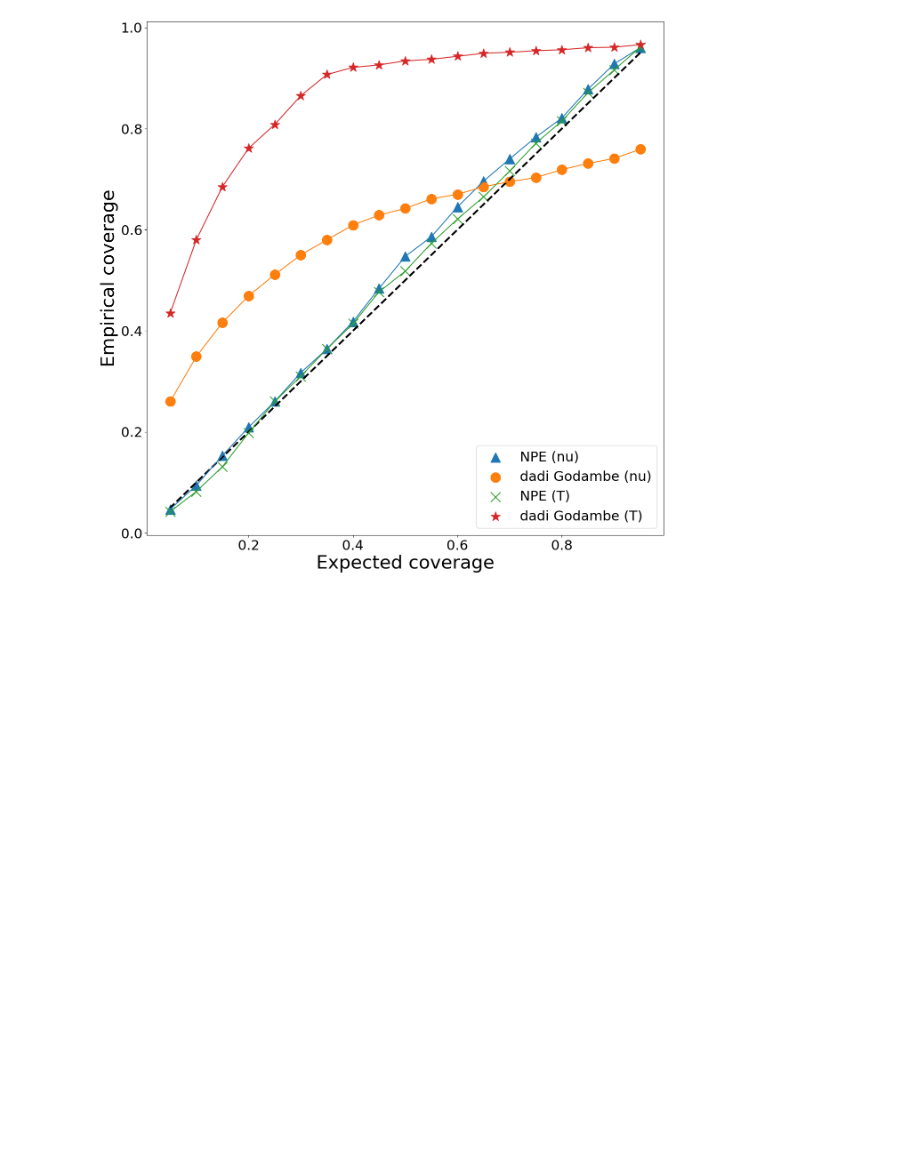
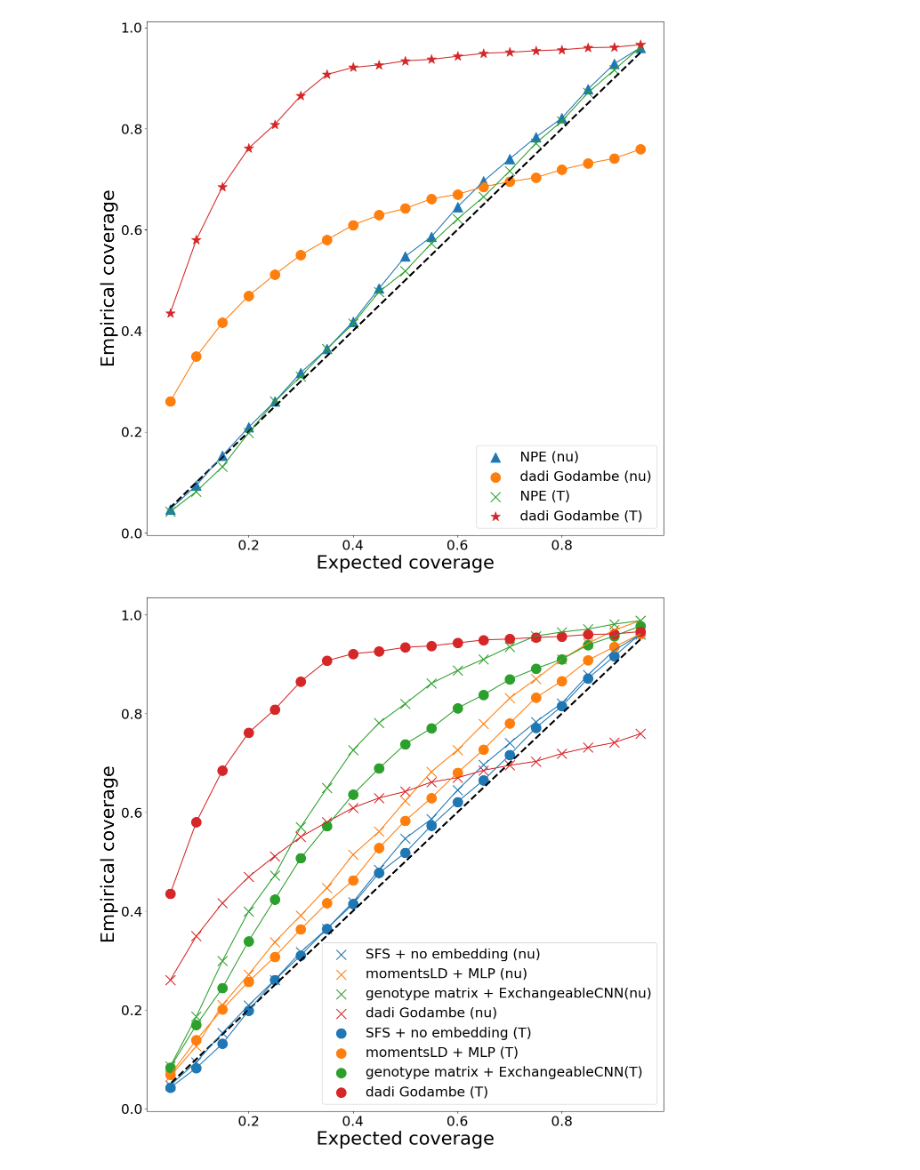
Before and after one commit to kr-colab/popgensbi_snakemake, a Jupyter notebook: plots/compare_to_dadi_2epoch_model.ipynb, the cells around one changed output. Saved outputs shown, nothing was run; the diff lists cells and outputs as text; code cells hidden in the pictures; blank space fills up the shorter version.

Commit message:
change momentsLD label in panel 1(posterior comparison) and plot all coverage in panel 2

```diff
--- a/plots/compare_to_dadi_2epoch_model.ipynb
+++ b/plots/compare_to_dadi_2epoch_model.ipynb
@@ -160,3 +160,31 @@ ax.set_ylabel("Empirical coverage", fontsize=30)
 plt.savefig("coverage_comparison_SFS_only.pdf")
 # %% [output]
 [figure]
+# %%
+fig, ax= plt.subplots(1,1, figsize=(15, 15))
+param_names = ["nu", "T"]
+markers = ["x", "o"]
+ax.plot(1 - 2 * alpha_grid, 1 - 2 * alpha_grid, color='k', linestyle='--', linewidth=3)
+
+for i, name in enumerate(param_names):
+    ax.scatter(1 - 2 * alpha_grid, npe_sfs_coverage[i], s = 250, marker = markers[i], color = plt.cm.tab10(0),
+    label = f'SFS + no embedding ({param_names[i]})')
+    ax.plot(1 - 2 * alpha_grid, npe_sfs_coverage[i], color = plt.cm.tab10(0))
+
+    ax.scatter(1 - 2 * alpha_grid, npe_momentsLD_coverage[i], color = plt.cm.tab10(1), s = 250, marker = markers[i],
+    label = f"momentsLD + MLP ({param_names[i]})")
+    ax.plot(1 - 2 * alpha_grid, npe_momentsLD_coverage[i], color = plt.cm.tab10(1))
+
+    ax.scatter(1 - 2 * alpha_grid, npe_end2end_coverage[i], s = 250, marker = markers[i], color = plt.cm.tab10(2),
+    label = f"genotype matrix + ExchangeableCNN({param_names[i]})")
+    ax.plot(1 - 2 * alpha_grid, npe_end2end_coverage[i], color = plt.cm.tab10(2))
+
+    ax.scatter(1 - 2 * alpha_grid, dadi_coverage[i], s = 250, marker = markers[i], color = plt.cm.tab10(3),
+    label = f"dadi Godambe ({(param_names[i])})")
+    ax.plot(1 - 2 * alpha_grid, dadi_coverage[i], color = plt.cm.tab10(3))
+ax.legend()
+ax.set_xlabel("Expected coverage", fontsize=30)
+ax.set_ylabel("Empirical coverage", fontsize=30)
+plt.savefig("coverage_comparison_all_in_single_panel.pdf")
+# %% [output]
+[figure, added]
```
Also changed, not shown: parts of 2 cells of this notebook, 4 other files.
